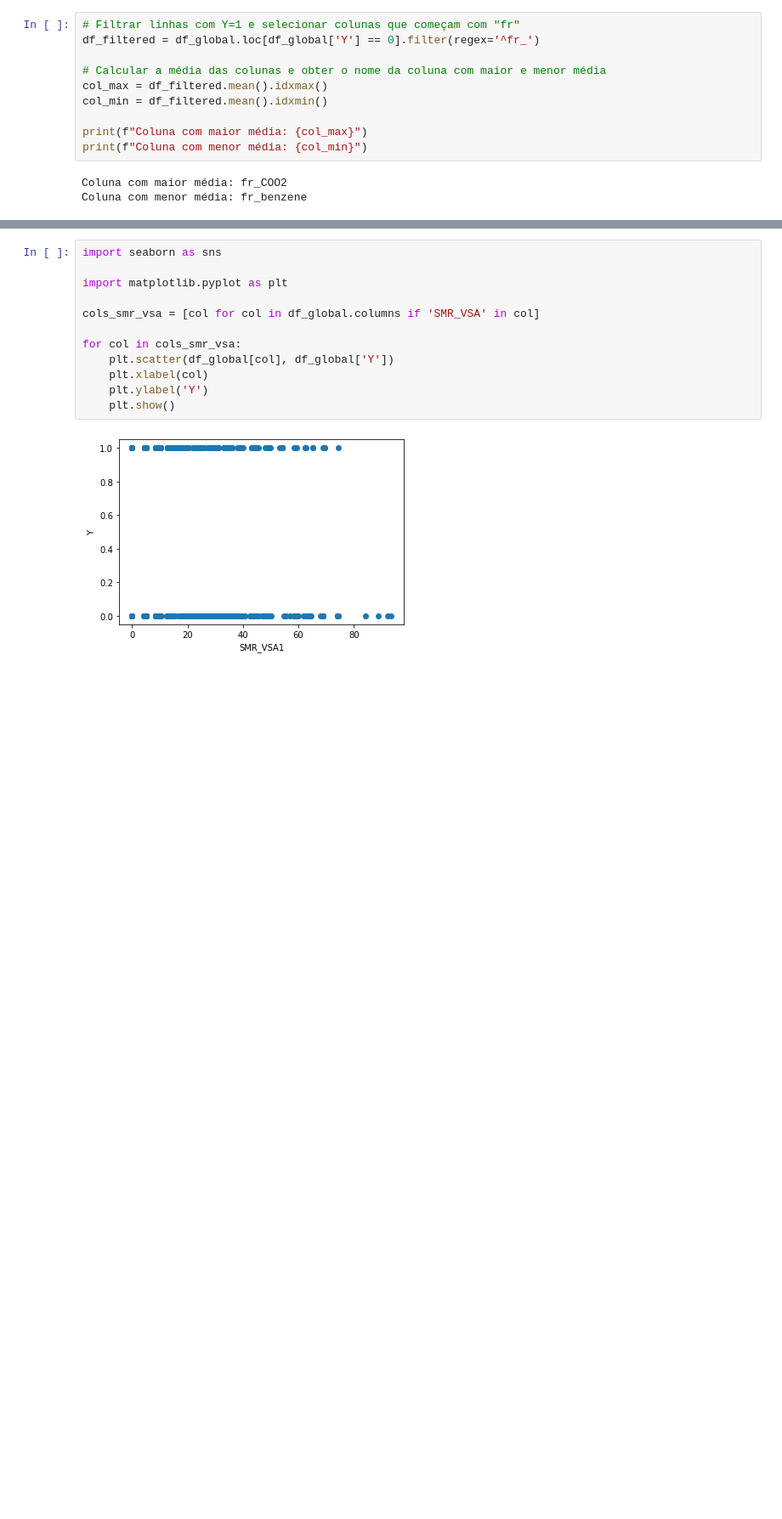
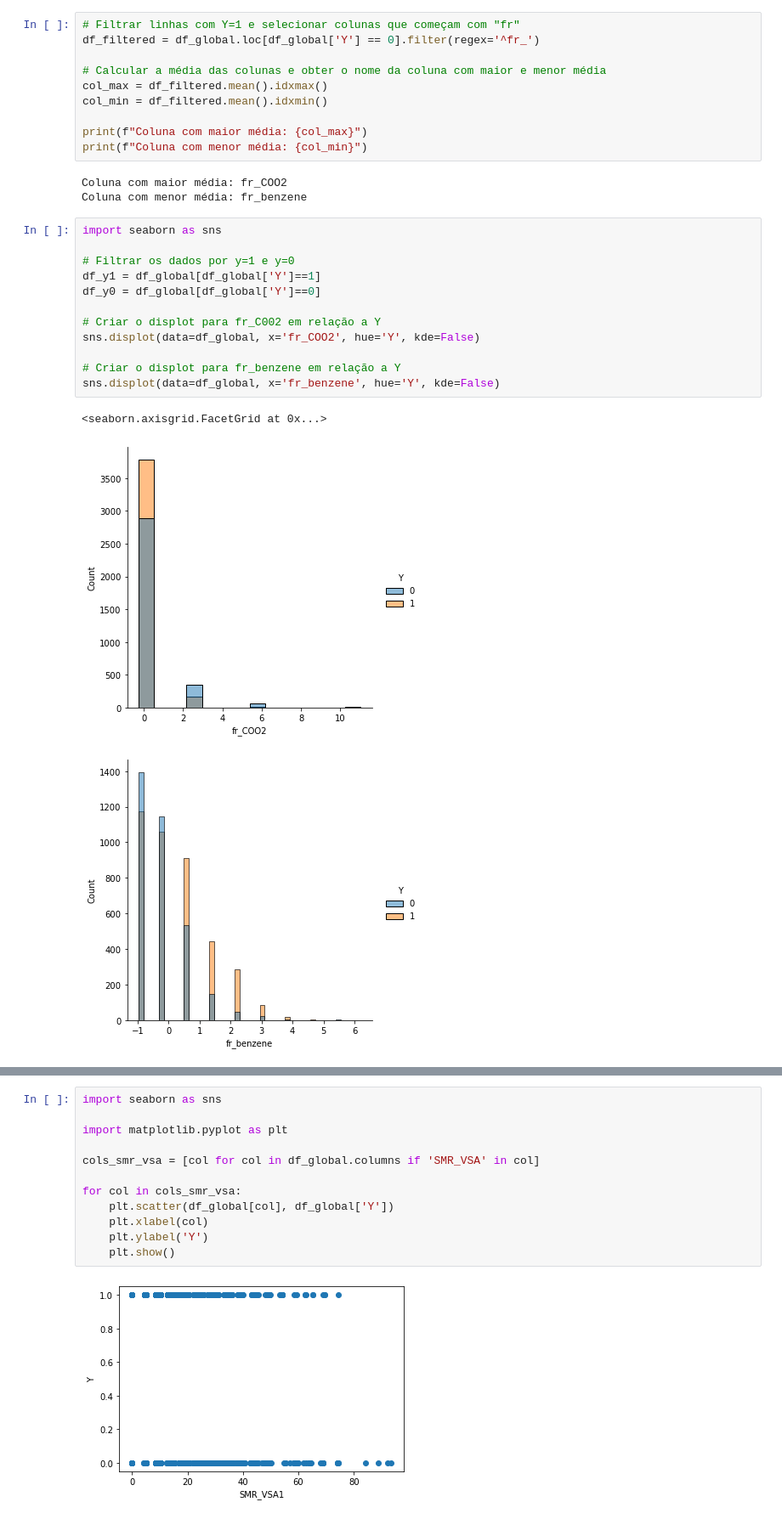
Before and after one commit to esperancaa/Extracao_de_Dados, a Jupyter notebook: Trabalho_Pyhton/Trabalho.ipynb, the cells around one changed output, grey strips where cells are left out. Shown: that part at 85% size. Saved outputs shown, nothing was run; the diff lists cells and outputs as text; blank space fills up the shorter version.

```diff
--- a/Trabalho_Pyhton/Trabalho.ipynb
+++ b/Trabalho_Pyhton/Trabalho.ipynb
@@ -326,3 +345,19 @@ print(f"Coluna com menor média: {col_min}")
 # %% [output]
 Coluna com maior média: fr_COO2
 Coluna com menor média: fr_benzene
+# %%
+import seaborn as sns
+
+# Filtrar os dados por y=1 e y=0
+df_y1 = df_global[df_global['Y']==1]
+df_y0 = df_global[df_global['Y']==0]
+
+# Criar o displot para fr_C002 em relação a Y
+sns.displot(data=df_global, x='fr_COO2', hue='Y', kde=False)
+
+# Criar o displot para fr_benzene em relação a Y
+sns.displot(data=df_global, x='fr_benzene', hue='Y', kde=False)
+# %% [output]
+<seaborn.axisgrid.FacetGrid at 0x...>
+[figure, added]
+[figure, added]
```
Also changed, not shown: parts of 17 cells of this notebook.
